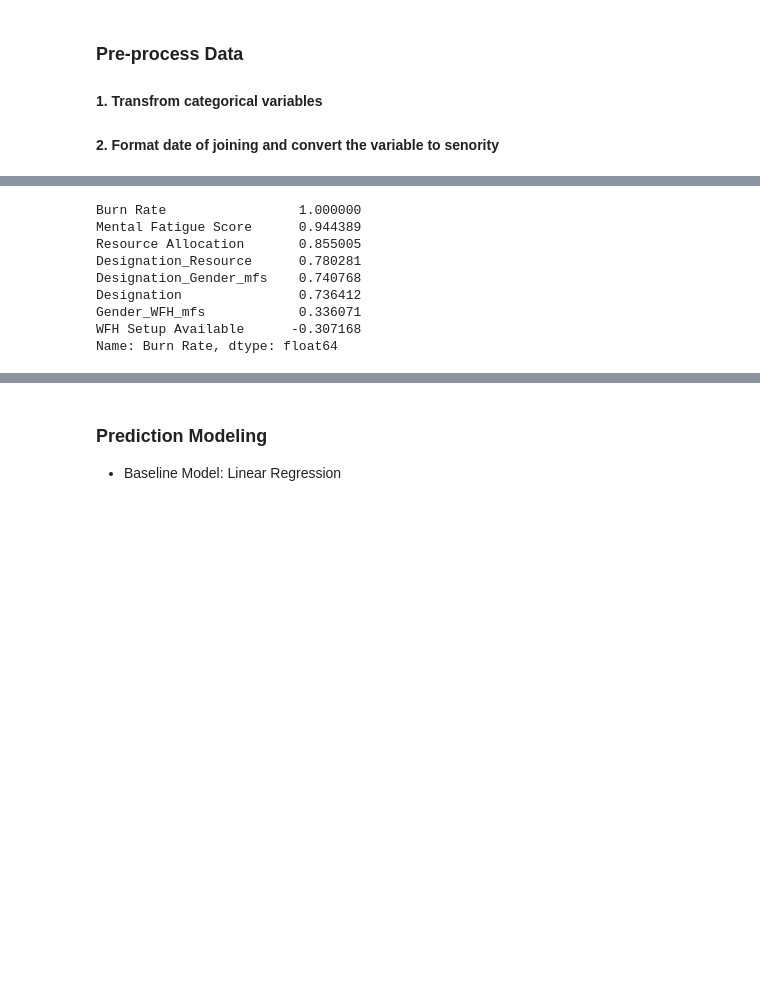
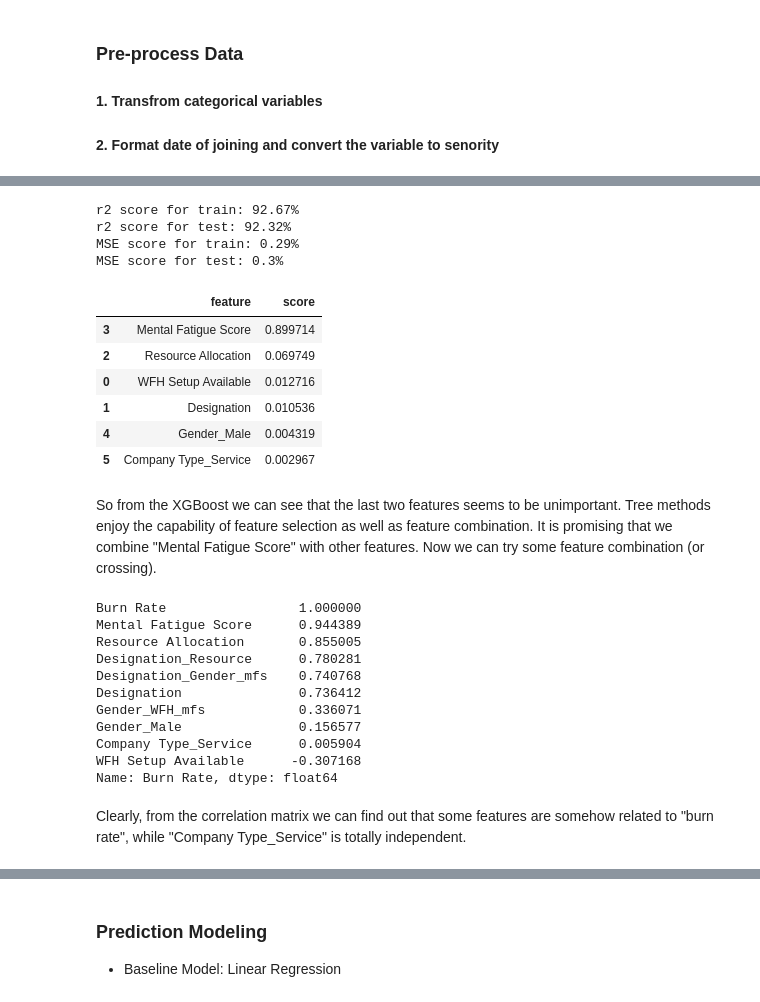
Before and after one commit to rpatel26/ECE229Group7, a Jupyter notebook: Model/Employee Burnout Prediction.ipynb, the cells around one changed output, grey strips where cells are left out. Saved outputs shown, nothing was run; the diff lists cells and outputs as text; code cells hidden in the pictures; blank space fills up the shorter version.

```diff
--- a/Model/Employee Burnout Prediction.ipynb
+++ b/Model/Employee Burnout Prediction.ipynb
@@ -183,3 +210,32 @@ test_encoded = data_encoder(test)
+# %%
+from xgboost import XGBRegressor
+train_encoded = train_encoded.drop_duplicates(keep='first')  # dropping duplicates
+cols = ['WFH Setup Available','Designation','Resource Allocation',
+        'Mental Fatigue Score','Burn Rate', 'Gender_Male','Company Type_Service']
+df_first =train_encoded[cols]
+xtrain_first, xtest_first, ytrain_first, ytest_first = train_test_split(df_first.loc[:, df_first.columns != "Burn Rate"],
+                                                       df_first.loc[:, df_first.columns == "Burn Rate"],
+                                                       test_size=0.3, random_state=88)
+
+model_xgb_first=XGBRegressor(max_depth=5,min_child_weight=4)
+model_xgb_first.fit(xtrain_first, ytrain_first)
+eval_model(model_xgb_first, xtrain_first, xtest_first, ytrain_first, ytest_first)
+
+pd.DataFrame({"feature":list(xtrain_first.columns),"score":model_xgb_first.feature_importances_}).sort_values(by='score',ascending=False)
+# %% [output]
+r2 score for train: 92.67%
+r2 score for test: 92.32%
+MSE score for train: 0.29%
+MSE score for test: 0.3%
+|  | feature | score |
+| 3 | Mental Fatigue Score | 0.899714 |
+| 2 | Resource Allocation | 0.069749 |
+| 0 | WFH Setup Available | 0.012716 |
+| 1 | Designation | 0.010536 |
+| 4 | Gender_Male | 0.004319 |
+| 5 | Company Type_Service | 0.002967 |
+# %% [markdown]
+So from the XGBoost we can see that the last two features seems to be unimportant. Tree methods enjoy the capability of feature selection as well as feature combination. It is promising that we combine "Mental Fatigue Score" with other features. Now we can try some feature combination (or crossing).
 # %%
 from sklearn.preprocessing import LabelEncoder
 
@@ -203,11 +259,6 @@ labelEncoder=LabelEncoder()
 df_train['Designation_Resource']=labelEncoder.fit_transform(df_train['Designation_Resource'])
 df_test['Designation_Resource']=labelEncoder.transform(df_test['Designation_Resource'])
 
-
-df_train=df_train.drop(['Gender_Male','Company Type_Service'],axis=1)
-df_test=df_test.drop(['Gender_Male','Company Type_Service'],axis=1)
-
-
 df_train.corr(method='pearson')['Burn Rate'].sort_values(ascending=False)
 # %% [output]
 Burn Rate                 1.000000
@@ -217,8 +268,12 @@ Designation_Resource      0.780281
 Designation_Gender_mfs    0.740768
 Designation               0.736412
 Gender_WFH_mfs            0.336071
+Gender_Male               0.156577
+Company Type_Service      0.005904
 WFH Setup Available      -0.307168
 Name: Burn Rate, dtype: float64
+# %% [markdown]
+Clearly, from the correlation matrix we can find out that some features are somehow related to "burn rate", while "Company Type_Service" is totally independent.
 # %%
 df_train.head()
 # %% [output]
```
Also changed, not shown: parts of 9 cells of this notebook.
